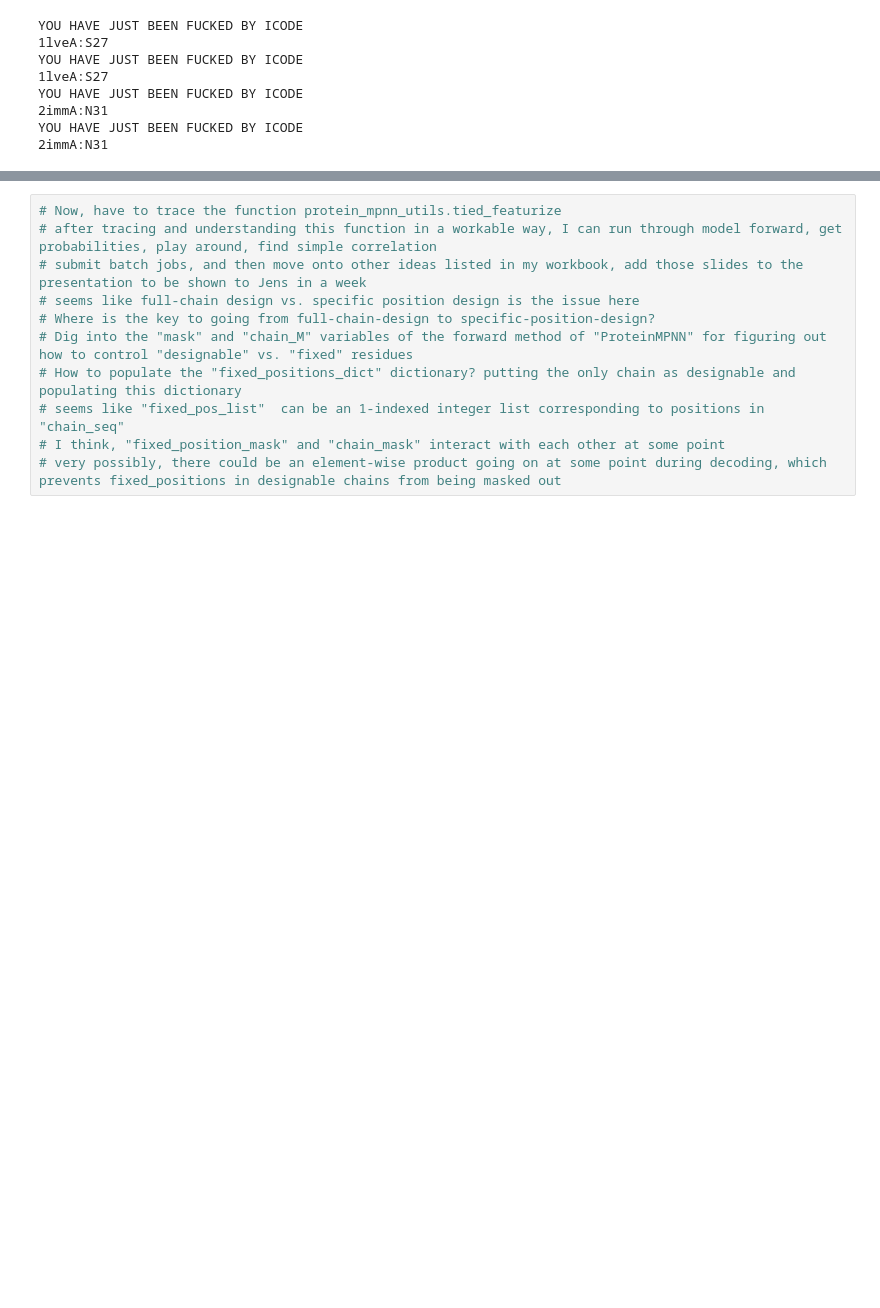
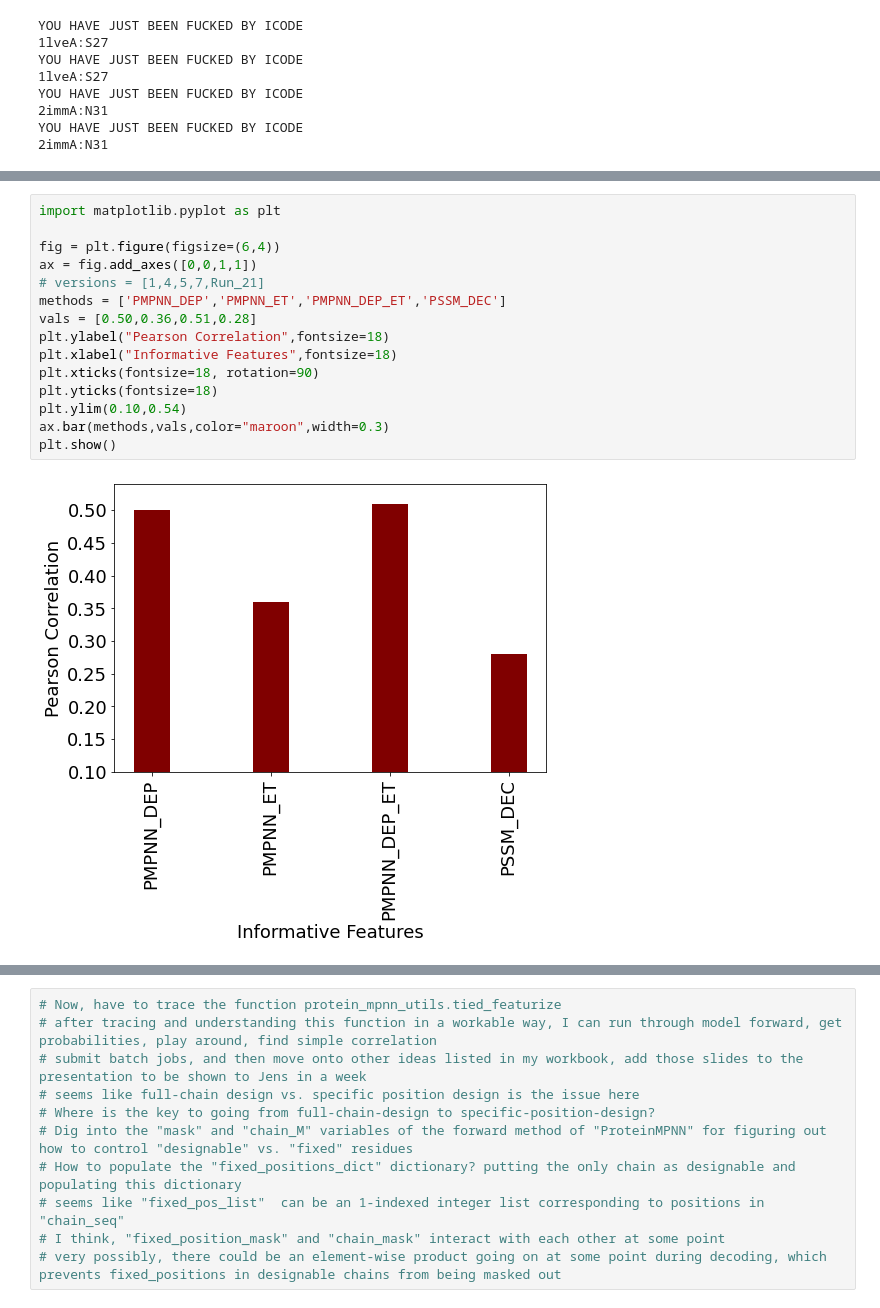
Before and after one commit to SajidAhmeduiu/ProteinMPNN, a Jupyter notebook: Sajid_Additions/ProteinMPNNTesting.ipynb, the cells around one changed output, grey strips where cells are left out. Cells and saved outputs as stored; diff of their text form; blank space fills up the shorter version.

```diff
--- a/Sajid_Additions/ProteinMPNNTesting.ipynb
+++ b/Sajid_Additions/ProteinMPNNTesting.ipynb
@@ -215,0 +543,17 @@ R,R
+# %%
+import matplotlib.pyplot as plt
+
+fig = plt.figure(figsize=(6,4))
+ax = fig.add_axes([0,0,1,1])
+# versions = [1,4,5,7,Run_21]
+methods = ['PMPNN_DEP','PMPNN_ET','PMPNN_DEP_ET','PSSM_DEC']
+vals = [0.50,0.36,0.51,0.28]
+plt.ylabel("Pearson Correlation",fontsize=18)
+plt.xlabel("Informative Features",fontsize=18)
+plt.xticks(fontsize=18, rotation=90)
+plt.yticks(fontsize=18)
+plt.ylim(0.10,0.54)
+ax.bar(methods,vals,color="maroon",width=0.3)
+plt.show()
+# %% [output]
+[figure, added]
```
Also changed, not shown: parts of 23 cells of this notebook.
